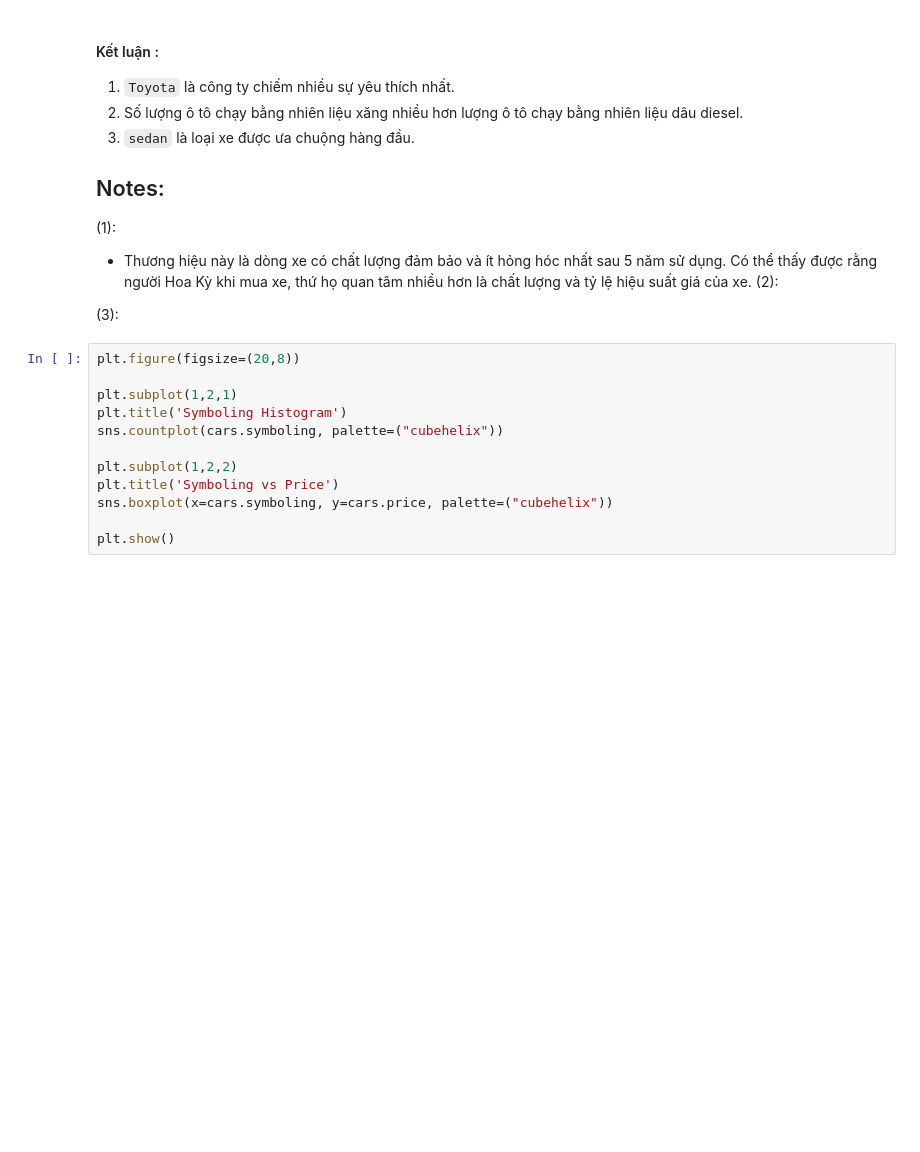
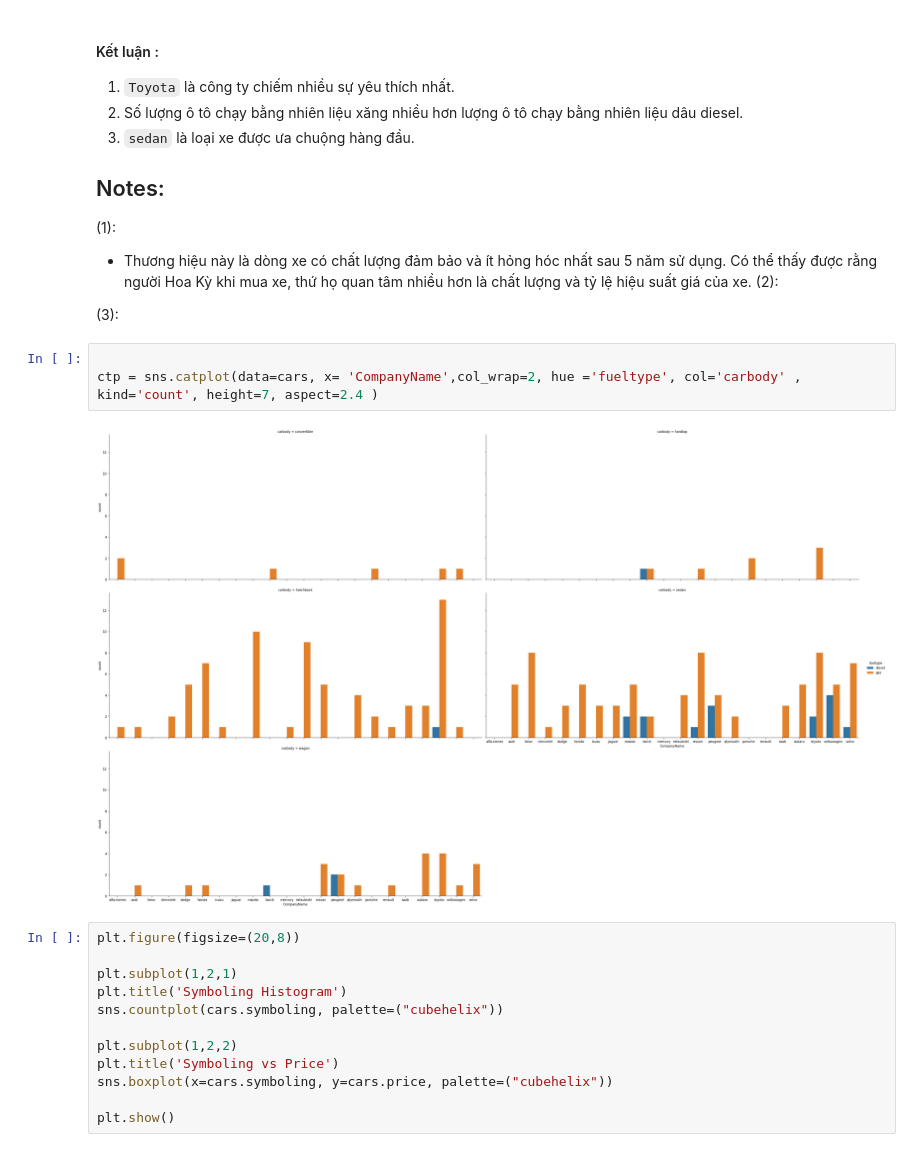
Before and after one commit to NgdHung31/Car-price, a Jupyter notebook: car-price-prediction-linear-regression-rfe.ipynb, the cells around one changed output. Drawn from its saved outputs; the diff is of its cells as text; blank space fills up the shorter version.

```diff
--- a/car-price-prediction-linear-regression-rfe.ipynb
+++ b/car-price-prediction-linear-regression-rfe.ipynb
@@ -318,6 +318,11 @@ plt.show()
 (2):
 
 (3):
+# %%
+
+ctp = sns.catplot(data=cars, x= 'CompanyName',col_wrap=2, hue ='fueltype', col='carbody' , kind='count', height=7, aspect=2.4 )
+# %% [output]
+[figure, added]
 # %%
 plt.figure(figsize=(20,8))
 
```
Also changed, not shown: parts of 2 cells of this notebook.
